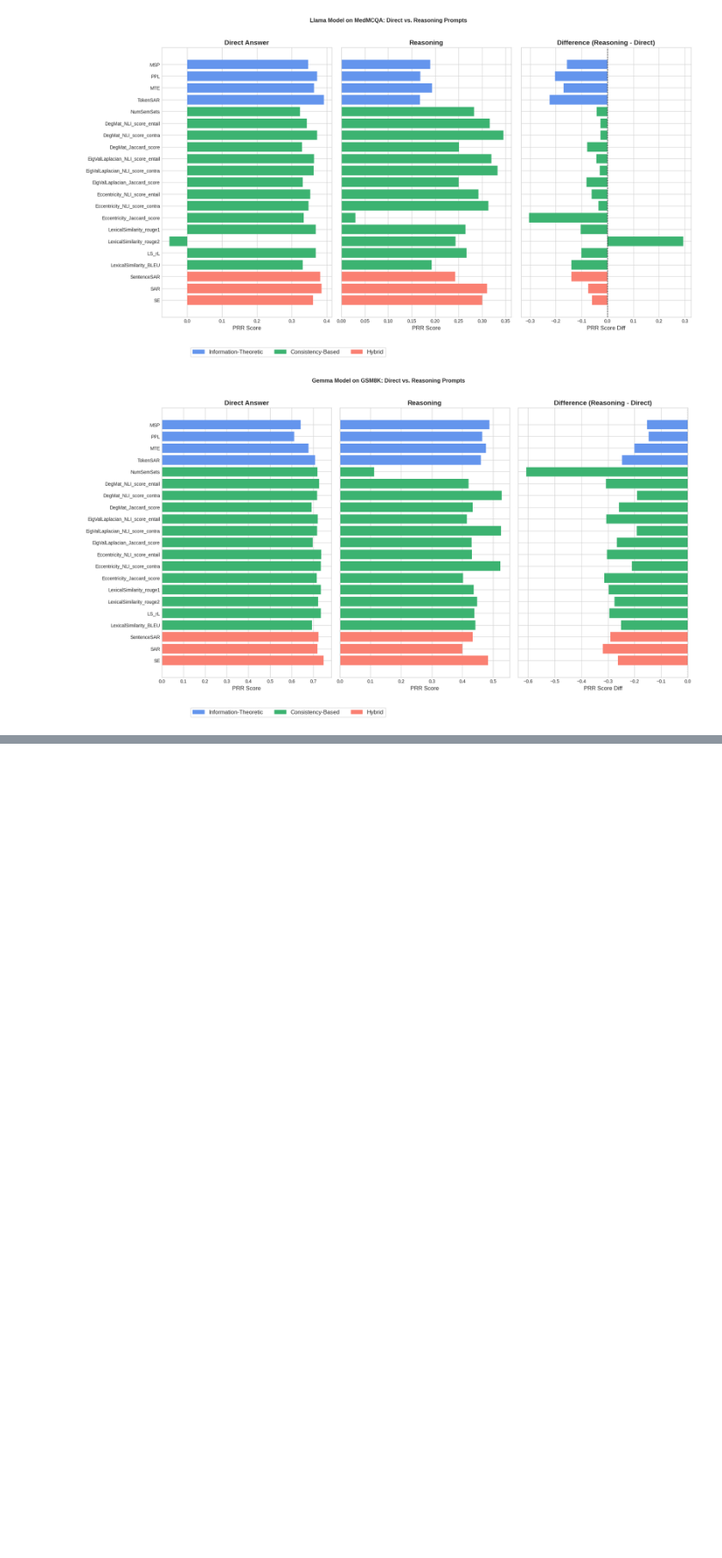
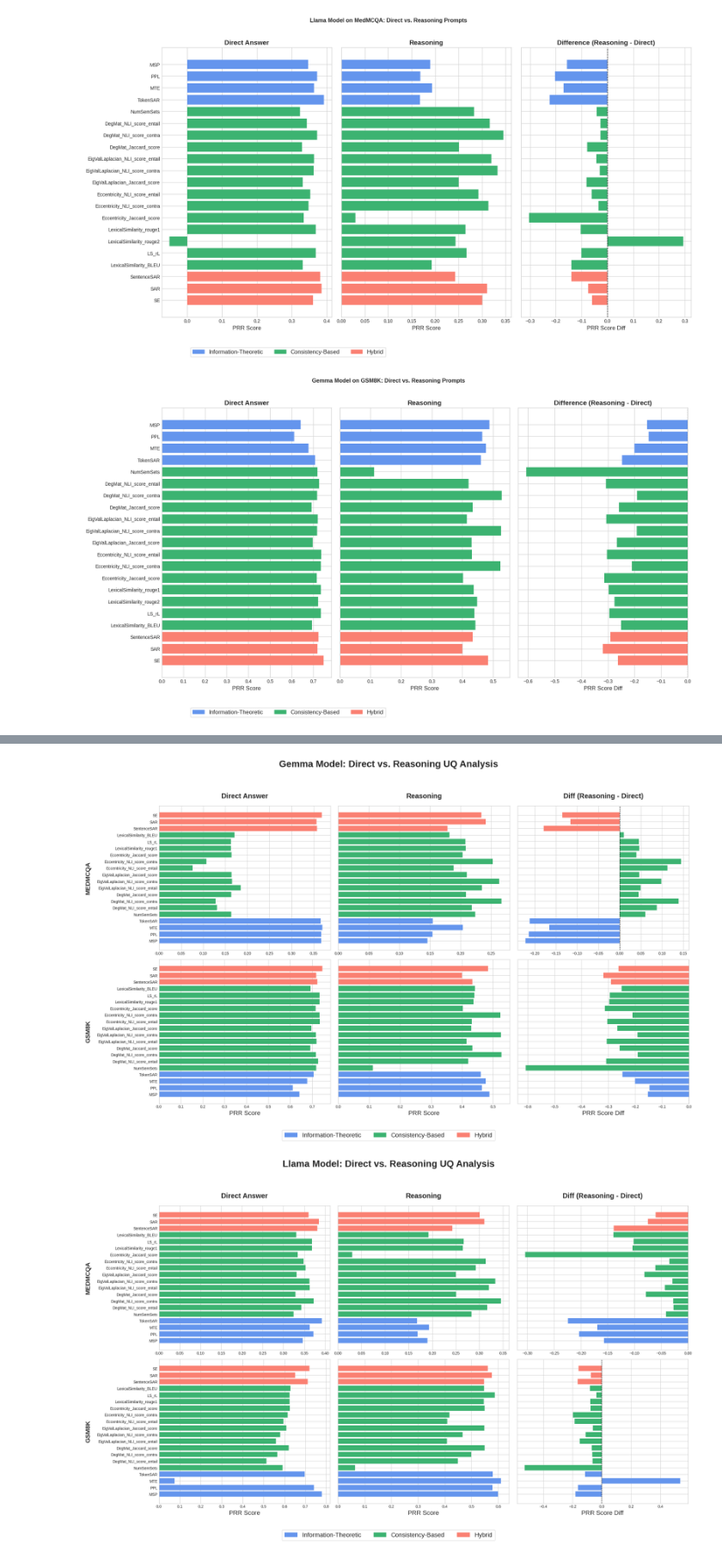
Before and after one commit to rvashurin/lm-polygraph, a Jupyter notebook: ugrip-analysis/ugrip_analysis.ipynb, the cells around one changed output, grey strips where cells are left out. Shown at 86% size. Drawn from its saved outputs; the diff is of its cells as text; code cells hidden in the pictures; blank space fills up the shorter version.

```diff
--- a/ugrip-analysis/ugrip_analysis.ipynb
+++ b/ugrip-analysis/ugrip_analysis.ipynb
@@ -208,0 +326,6 @@ plt.show()
+# %%
+gen_model_plot('gemma', datasets, dataframes, 'Accuracy', color_map)
+gen_model_plot('llama', datasets, dataframes, 'Accuracy', color_map)
+# %% [output]
+[figure, added]
+[figure, added]
```
Also changed, not shown: parts of 8 cells of this notebook.
